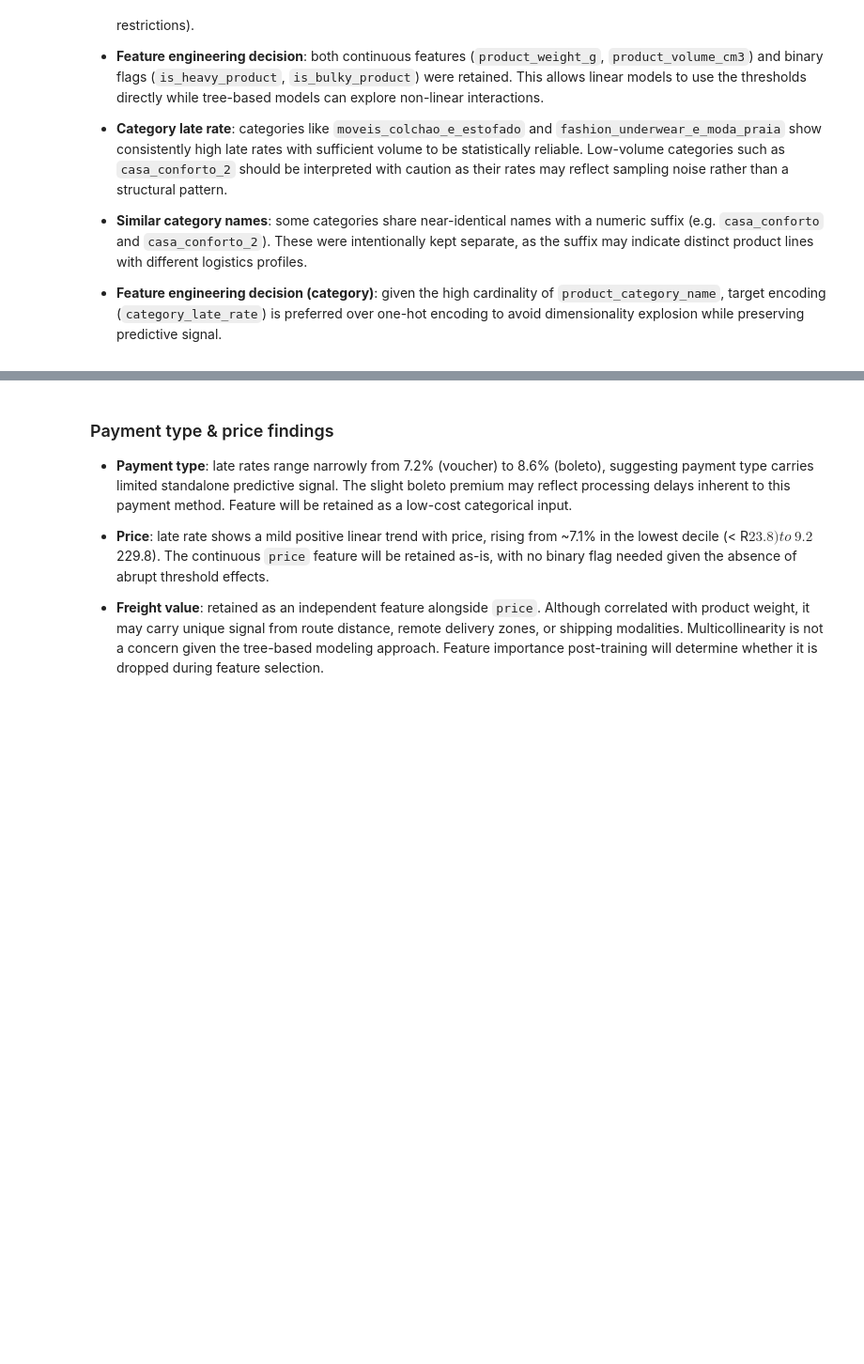
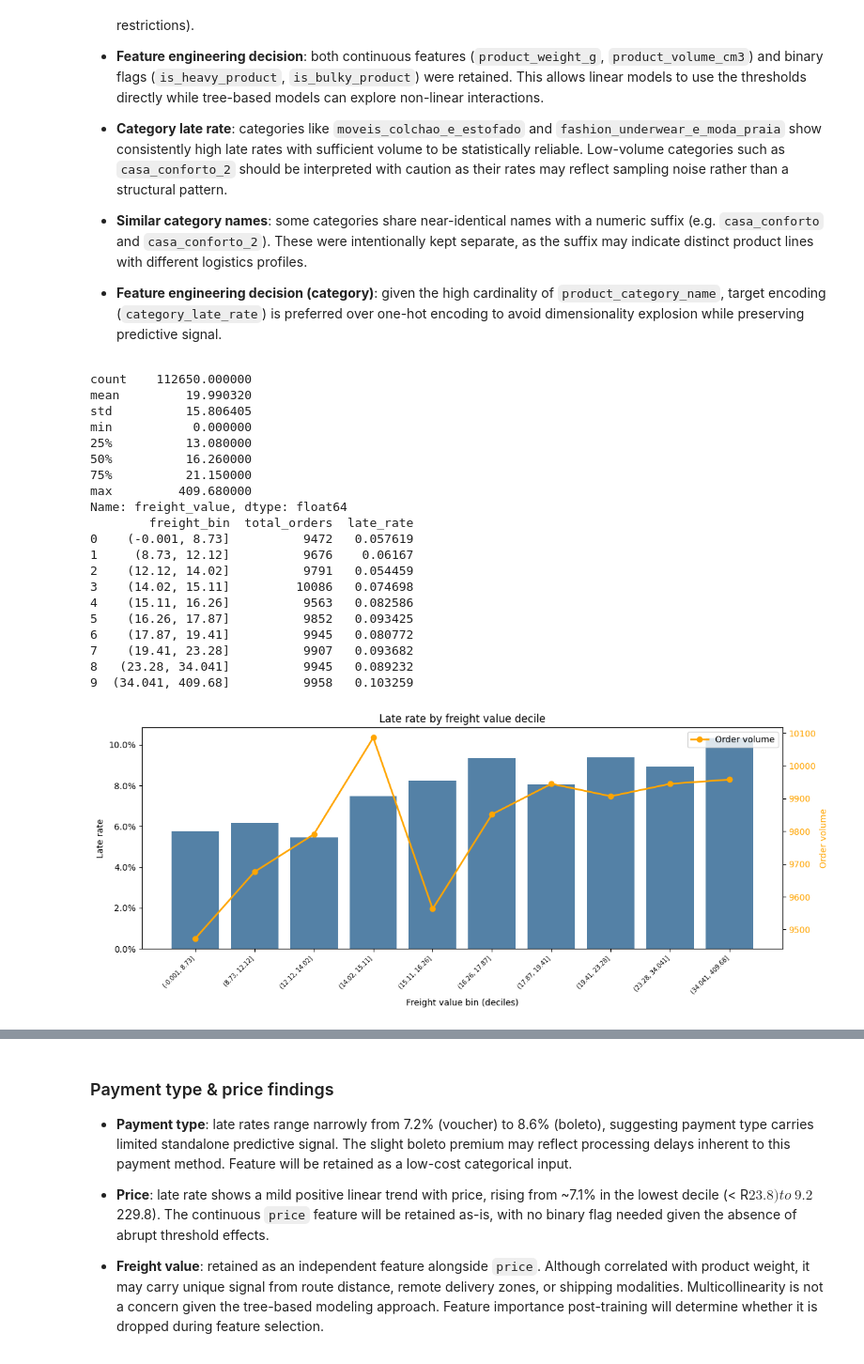
Before and after one commit to Gabverz/Logistics_optimizer, a Jupyter notebook: eda_logistics.ipynb, the cells around one changed output, grey strips where cells are left out. Shown at 94% size. Drawn from its saved outputs; the diff is of its cells as text; code cells hidden in the pictures; blank space fills up the shorter version.

```diff
--- a/eda_logistics.ipynb
+++ b/eda_logistics.ipynb
@@ -638,3 +849,74 @@ df['freight_value'].describe()
+# %%
+print(df["freight_value"].describe())
+
+df["freight_bin"] = pd.qcut(df["freight_value"], q=10, duplicates="drop")
+
+freight_late = (
+    df[df["is_late"].notna()]
+    .groupby("freight_bin", observed=True)
+    .agg(
+        total_orders=("order_id", "nunique"),
+        late_rate=("is_late", "mean"),
+    )
+    .reset_index()
+)
+
+print(freight_late)
+
+fig, ax1 = plt.subplots(figsize=(12, 5))
+
+sns.barplot(
+    data=freight_late,
+    x=freight_late.index,
+    y="late_rate",
+    color="steelblue",
+    ax=ax1,
+)
+
+ax1.set_xticks(freight_late.index)
+ax1.set_xticklabels(
+    [str(b) for b in freight_late["freight_bin"]],
+    rotation=45, ha="right", fontsize=7
+)
+ax1.set_ylabel("Late rate")
+ax1.set_xlabel("Freight value bin (deciles)")
+ax1.set_title("Late rate by freight value decile")
+ax1.yaxis.set_major_formatter(plt.matplotlib.ticker.PercentFormatter(xmax=1))
+
+ax2 = ax1.twinx()
+ax2.plot(
+    freight_late.index,
+    freight_late["total_orders"],
+    color="orange", marker="o", linewidth=2, label="Order volume"
+)
+ax2.set_ylabel("Order volume", color="orange")
+ax2.tick_params(axis="y", labelcolor="orange")
+ax2.legend(loc="upper right")
+
+plt.tight_layout()
+plt.show()
+# %% [output]
+count    112650.000000
+mean         19.990320
+std          15.806405
+min           0.000000
+25%          13.080000
+50%          16.260000
+75%          21.150000
+max         409.680000
+Name: freight_value, dtype: float64
+        freight_bin  total_orders  late_rate
+0    (-0.001, 8.73]          9472   0.057619
+1     (8.73, 12.12]          9676    0.06167
+2    (12.12, 14.02]          9791   0.054459
+3    (14.02, 15.11]         10086   0.074698
+4    (15.11, 16.26]          9563   0.082586
+5    (16.26, 17.87]          9852   0.093425
+6    (17.87, 19.41]          9945   0.080772
+7    (19.41, 23.28]          9907   0.093682
+8   (23.28, 34.041]          9945   0.089232
+9  (34.041, 409.68]          9958   0.103259
+[figure, added]
 # %%
 # Late rate by payment type
 payment_late = (
```
Also changed, not shown: parts of 40 cells of this notebook, 1 other file.
